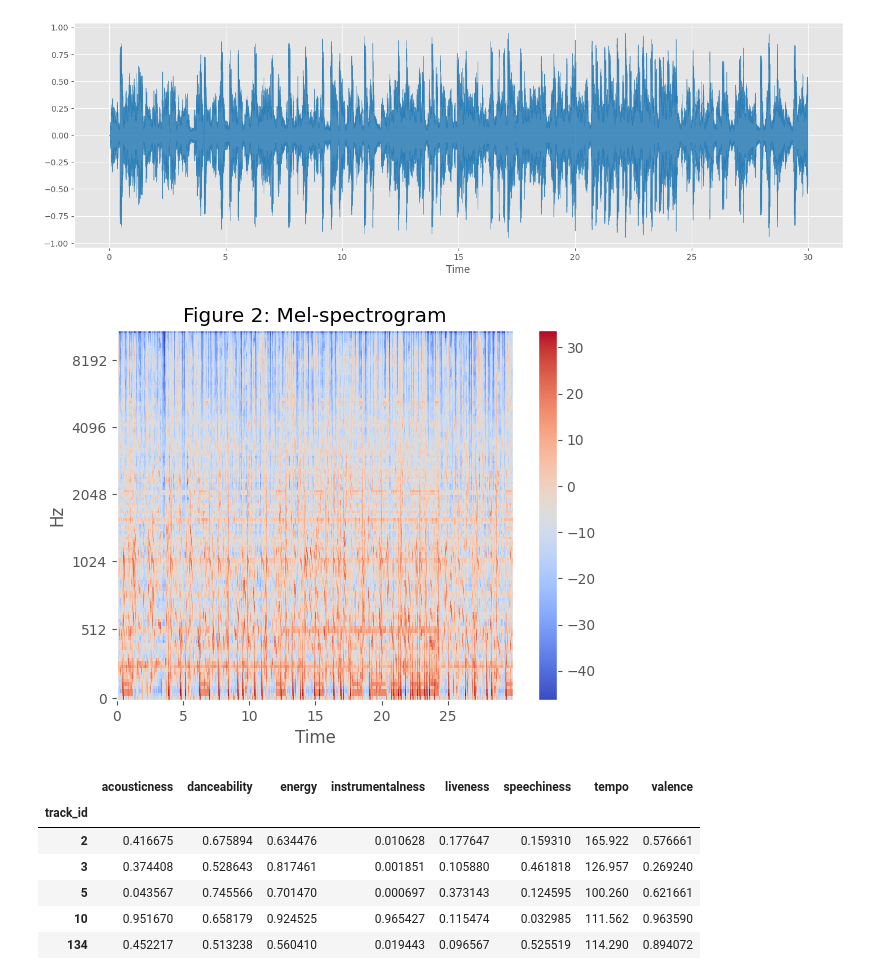
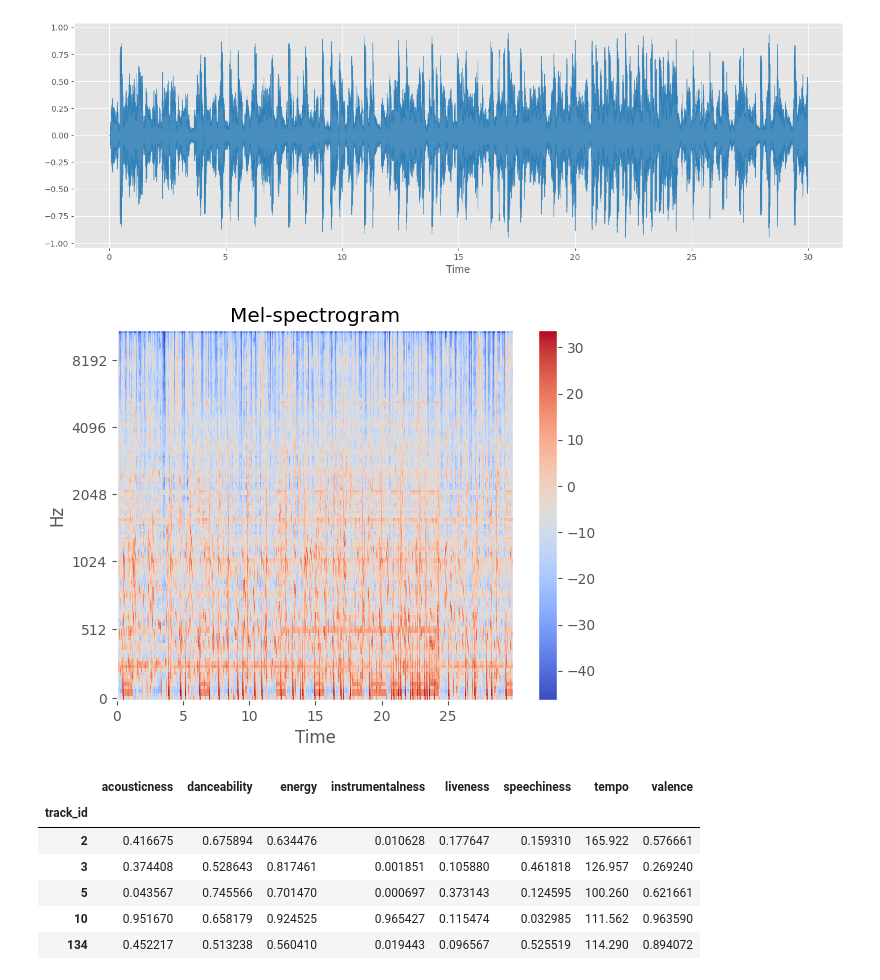
Before and after one commit to vijay-ravuri/audio-modeling, a Jupyter notebook: code/basic-eda.ipynb, the cells around one changed output. Drawn from its saved outputs; the diff is of its cells as text; code cells hidden in the pictures.

```diff
--- a/code/basic-eda.ipynb
+++ b/code/basic-eda.ipynb
@@ -47,11 +47,11 @@ librosa.display.waveshow(y, sr = sr, alpha = 0.8, color = '#1f77b4');
 # %%
 spectogram = librosa.feature.melspectrogram(y = y, sr = sr)
 log_spectogram = librosa.power_to_db(spectogram)
 librosa.display.specshow(log_spectogram, x_axis='time', y_axis='mel')
 plt.colorbar()
-plt.title("Figure 2: Mel-spectrogram");
+plt.title("Mel-spectrogram");
 # %% [output]
-[figure, old version]
+[figure, new version]
 # %%
 echonest = pd.read_csv("D:/GA-DSI/capstone-data/fma_metadata/echonest.csv", index_col = 0, header = [0, 1, 2])['echonest']['audio_features']
 # %%
```
Also changed, not shown: parts of 26 cells of this notebook.
